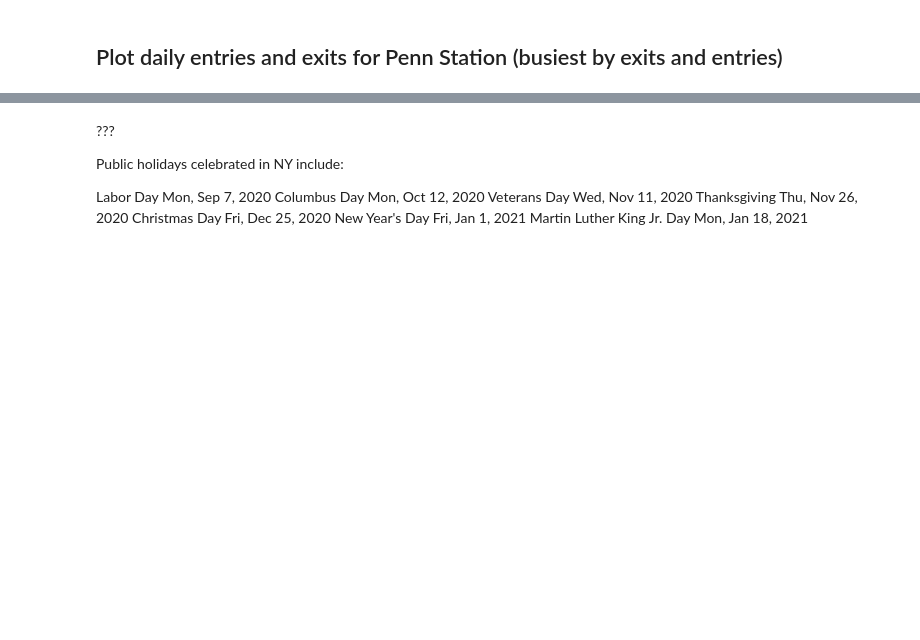
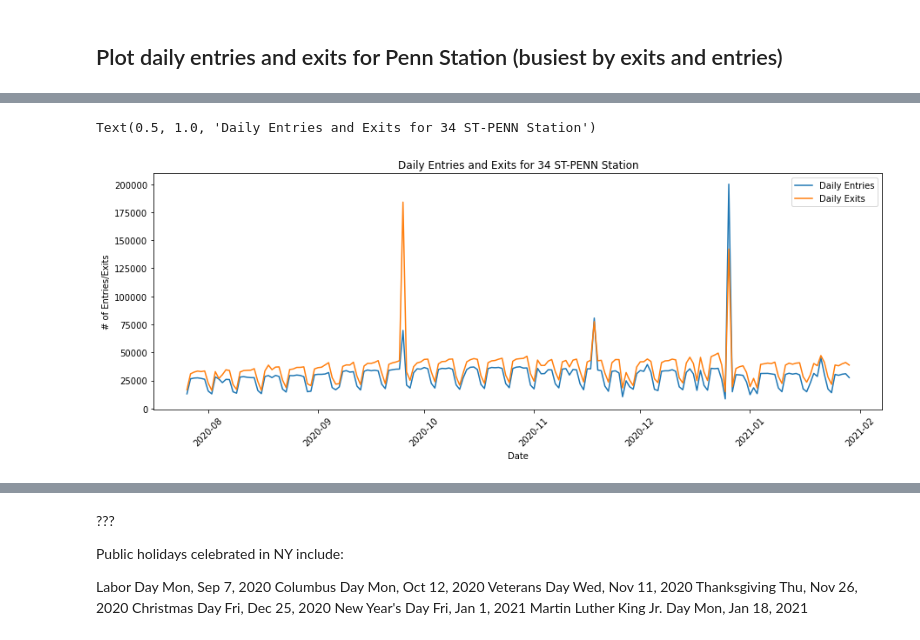
Before and after one commit to jaykwon2/MTA_EDA, a Jupyter notebook: EDA_Project_Jay_Kwon_v2.0.ipynb, the cells around one changed output, grey strips where cells are left out. Cells and saved outputs as stored; diff of their text form; code cells hidden in the pictures; blank space fills up the shorter version.

```diff
--- a/EDA_Project_Jay_Kwon_v2.0.ipynb
+++ b/EDA_Project_Jay_Kwon_v2.0.ipynb
@@ -859,12 +896,17 @@ penn_daily
 # %%
 plt.figure(figsize=(15,5))
 plt.plot(penn_daily['DATE'], penn_daily['DAILY_ENTRIES'], label="Daily Entries")
 plt.plot(penn_daily['DATE'], penn_daily['DAILY_EXITS'], label="Daily Exits")
 plt.legend(loc="upper right")
 plt.ylabel('# of Entries/Exits')
 plt.xlabel('Date')
 plt.xticks(rotation=45)
 plt.title('Daily Entries and Exits for 34 ST-PENN Station')
 
+plt.set_ylim(0, 50000)
+
 
 # ???? Thanksgiving and Christmas makes sense... What's with the rest?
+# %% [output]
+Text(0.5, 1.0, 'Daily Entries and Exits for 34 ST-PENN Station')
+[figure, added]
```
Also changed, not shown: parts of 11 cells of this notebook, 2 other files.
